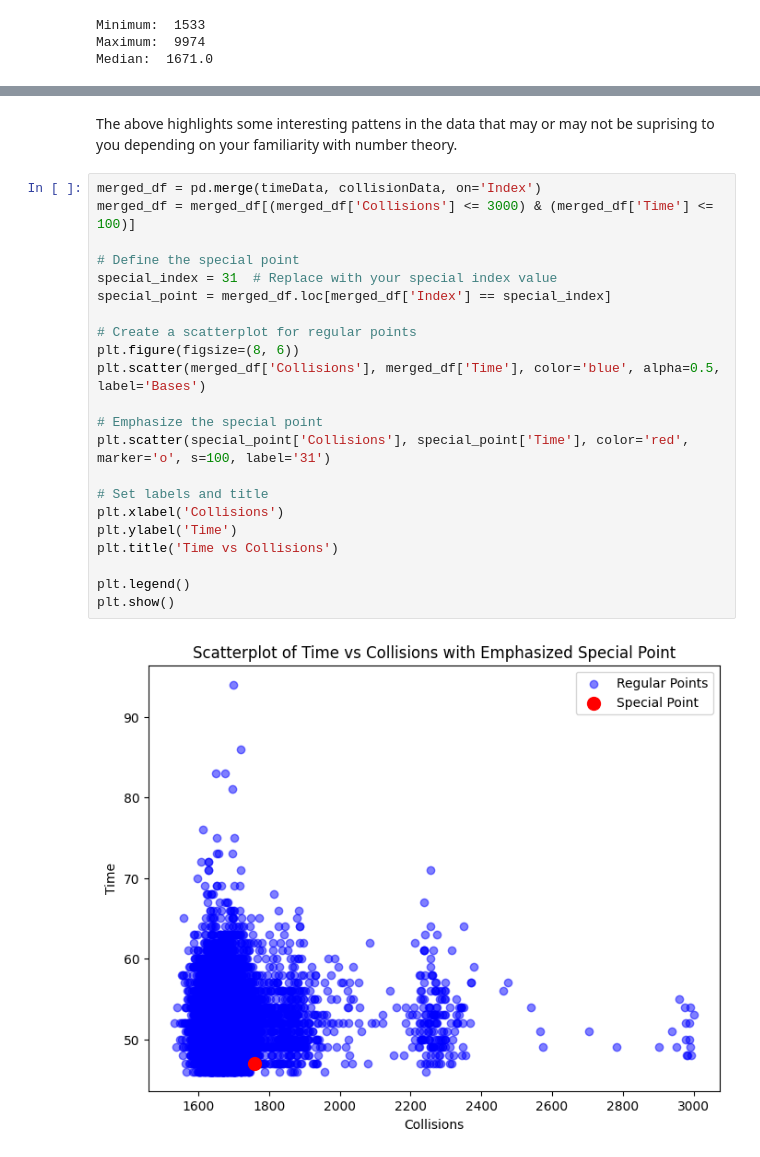
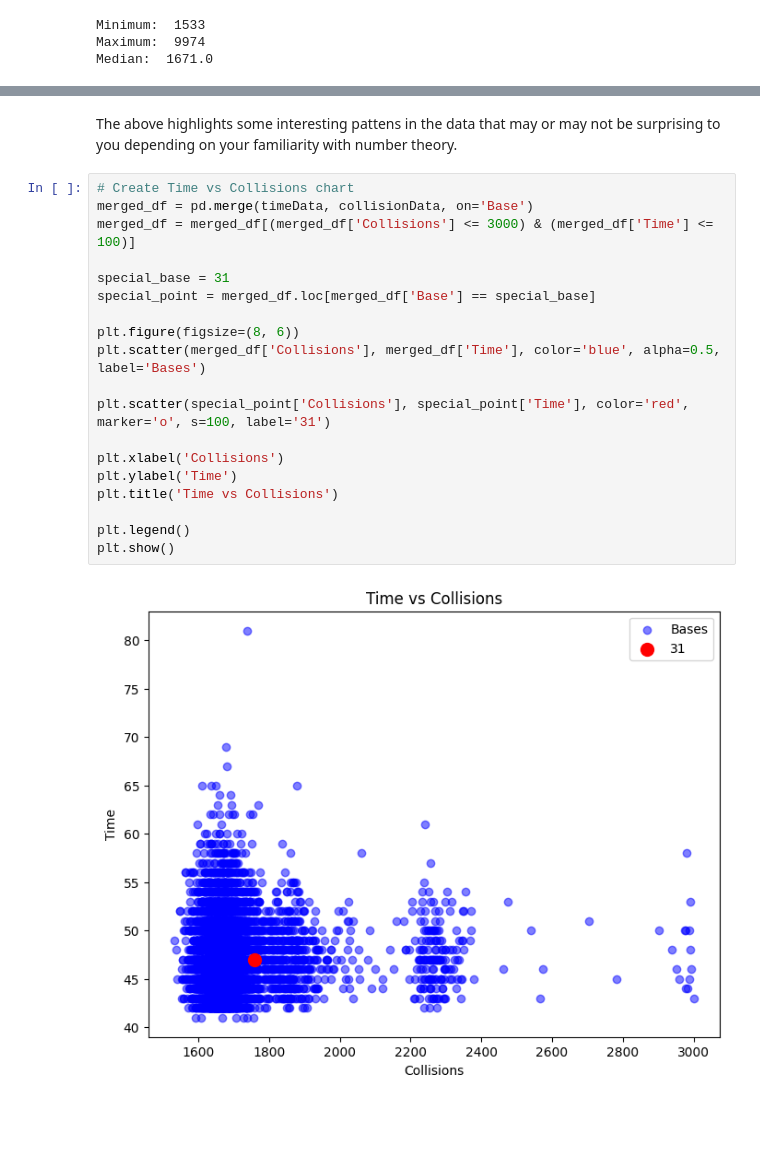
Before and after one commit to LanderDuncan/Why31, a Jupyter notebook: visualization.ipynb, the cells around one changed output, grey strips where cells are left out. Cells and saved outputs as stored; diff of their text form; blank space fills up the shorter version.

Commit message:
Visualization and documentation updates

```diff
--- a/visualization.ipynb
+++ b/visualization.ipynb
@@ -120,27 +121,24 @@ Average time:  52.3488
 # %% [markdown]
-The above highlights some interesting pattens in the data that may or may not be suprising to you depending on your familiarity with number theory.
+The above highlights some interesting pattens in the data that may or may not be surprising to you depending on your familiarity with number theory.
 # %%
-merged_df = pd.merge(timeData, collisionData, on='Index')
+# Create Time vs Collisions chart
+merged_df = pd.merge(timeData, collisionData, on='Base')
 merged_df = merged_df[(merged_df['Collisions'] <= 3000) & (merged_df['Time'] <= 100)]
 
-# Define the special point
-special_index = 31  # Replace with your special index value
-special_point = merged_df.loc[merged_df['Index'] == special_index]
+special_base = 31
+special_point = merged_df.loc[merged_df['Base'] == special_base]
 
-# Create a scatterplot for regular points
 plt.figure(figsize=(8, 6))
 plt.scatter(merged_df['Collisions'], merged_df['Time'], color='blue', alpha=0.5, label='Bases')
 
-# Emphasize the special point
 plt.scatter(special_point['Collisions'], special_point['Time'], color='red', marker='o', s=100, label='31')
 
-# Set labels and title
 plt.xlabel('Collisions')
 plt.ylabel('Time')
 plt.title('Time vs Collisions')
 
 plt.legend()
 plt.show()
 # %% [output]
-[figure, old version]
+[figure, new version]
 # %% [markdown]
```
Also changed, not shown: parts of 9 cells of this notebook, 5 other files.
